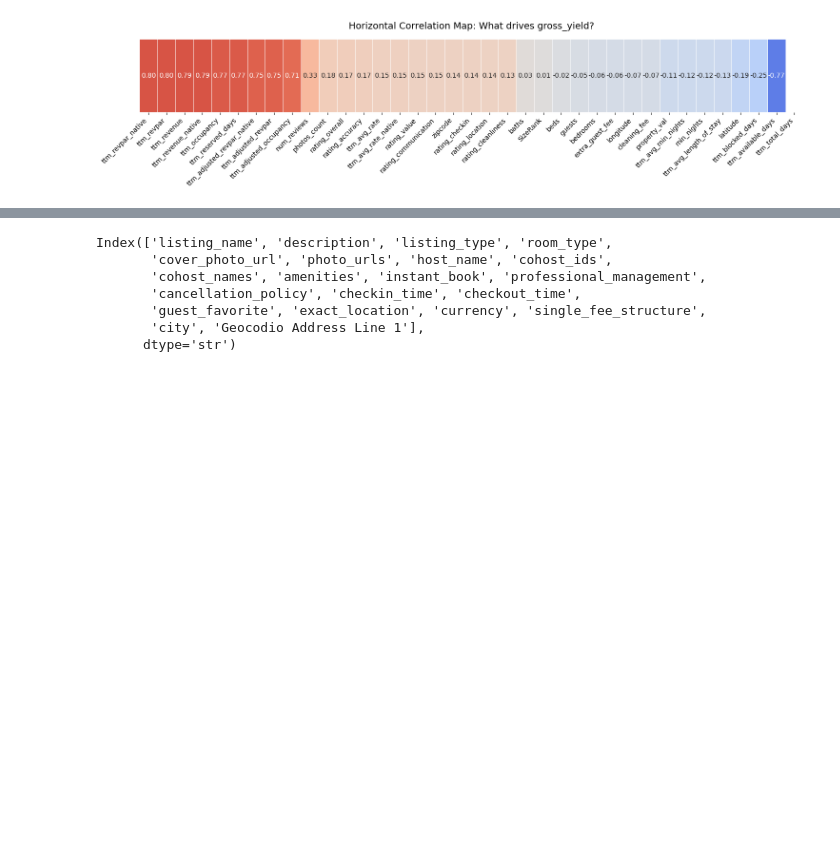
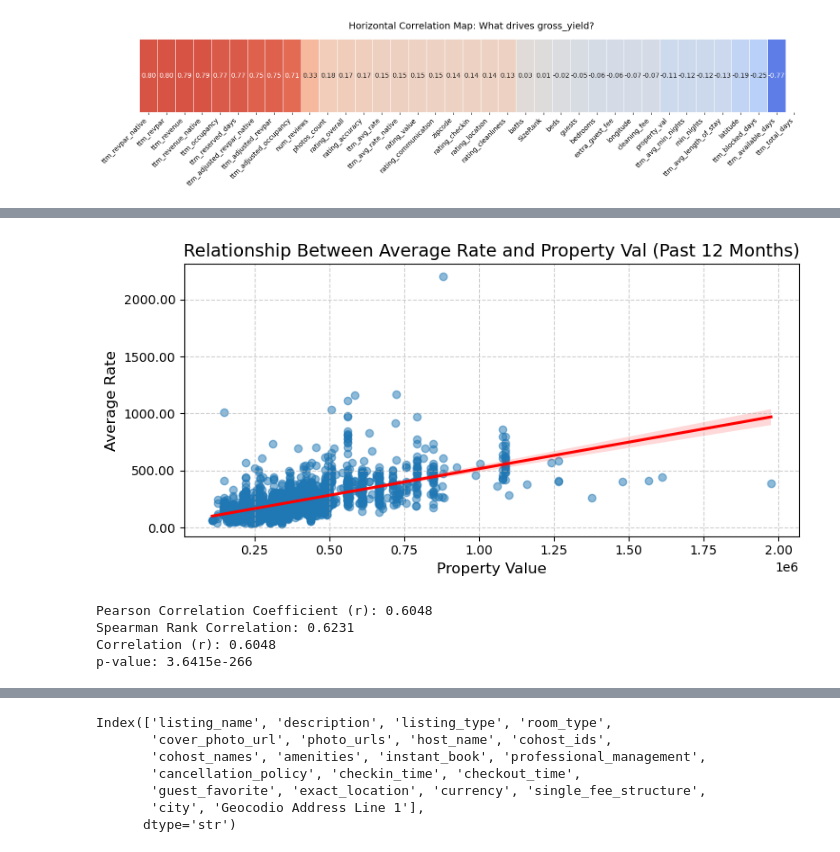
Before and after one commit to ebbopp/IAA_Summer_Practicum, a Jupyter notebook: Alan/eda_gross_yield.ipynb, the cells around one changed output, grey strips where cells are left out. Drawn from its saved outputs; the diff is of its cells as text; code cells hidden in the pictures; blank space fills up the shorter version.

```diff
--- a/Alan/eda_gross_yield.ipynb
+++ b/Alan/eda_gross_yield.ipynb
@@ -265,0 +290,48 @@ plt.show()
+# %%
+# Assuming your dataframe is named 'df'
+plt.figure(figsize=(8, 4))
+
+# sns.regplot draws the scatter points and fits a linear regression line
+sns.regplot(
+    data=df_listings,
+    y="ttm_avg_rate",
+    x="property_val",
+    scatter_kws={"alpha": 0.5, "color": "#1f77b4"},
+    line_kws={"color": "red"},
+)
+
+# Format axes nicely
+plt.title(
+    "Relationship Between Average Rate and Property Val (Past 12 Months)", fontsize=14
+)
+plt.xlabel("Property Value", fontsize=12)
+plt.ylabel("Average Rate", fontsize=12)
+
+# If your revenue numbers are large, this formats the Y-axis with commas (e.g., 50,000)
+plt.gca().yaxis.set_major_formatter(plt.FuncFormatter(lambda x, p: f"{x:.2f}"))
+
+plt.grid(True, linestyle="--", alpha=0.6)
+plt.tight_layout()
+plt.show()
+
+r = df_listings["property_val"].corr(df_listings["ttm_avg_rate"])
+# Pearson correlation coefficient (r)
+r = df_listings["property_val"].corr(df_listings["ttm_avg_rate"])
+print(f"Pearson Correlation Coefficient (r): {r:.4f}")
+# Spearman rank correlation (better if data has non-linear trends or outliers)
+spearman_r = df_listings["property_val"].corr(
+    df_listings["ttm_avg_rate"], method="spearman"
+)
+print(f"Spearman Rank Correlation: {spearman_r:.4f}")
+# Remove any NaN values first to avoid errors
+clean_df = df_listings[["property_val", "ttm_avg_rate"]].dropna()
+
+r, p_value = sp.stats.pearsonr(clean_df["property_val"], clean_df["ttm_avg_rate"])
+print(f"Correlation (r): {r:.4f}")
+print(f"p-value: {p_value:.4e}")
+# %% [output]
+[figure, added]
+Pearson Correlation Coefficient (r): 0.6048
+Spearman Rank Correlation: 0.6231
+Correlation (r): 0.6048
+p-value: 3.6415e-266
```
Also changed, not shown: parts of 3 cells of this notebook, 5 other files.
